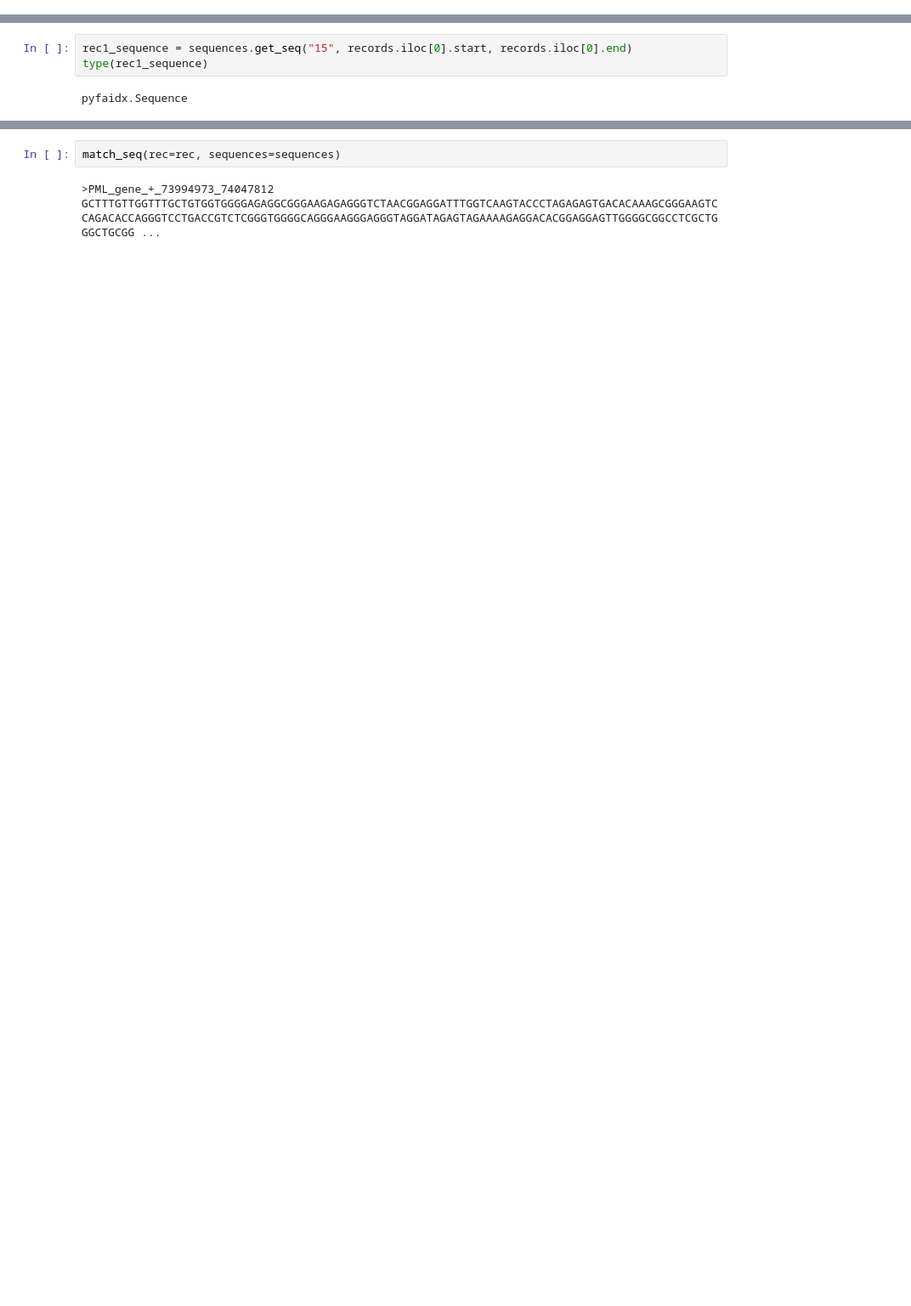
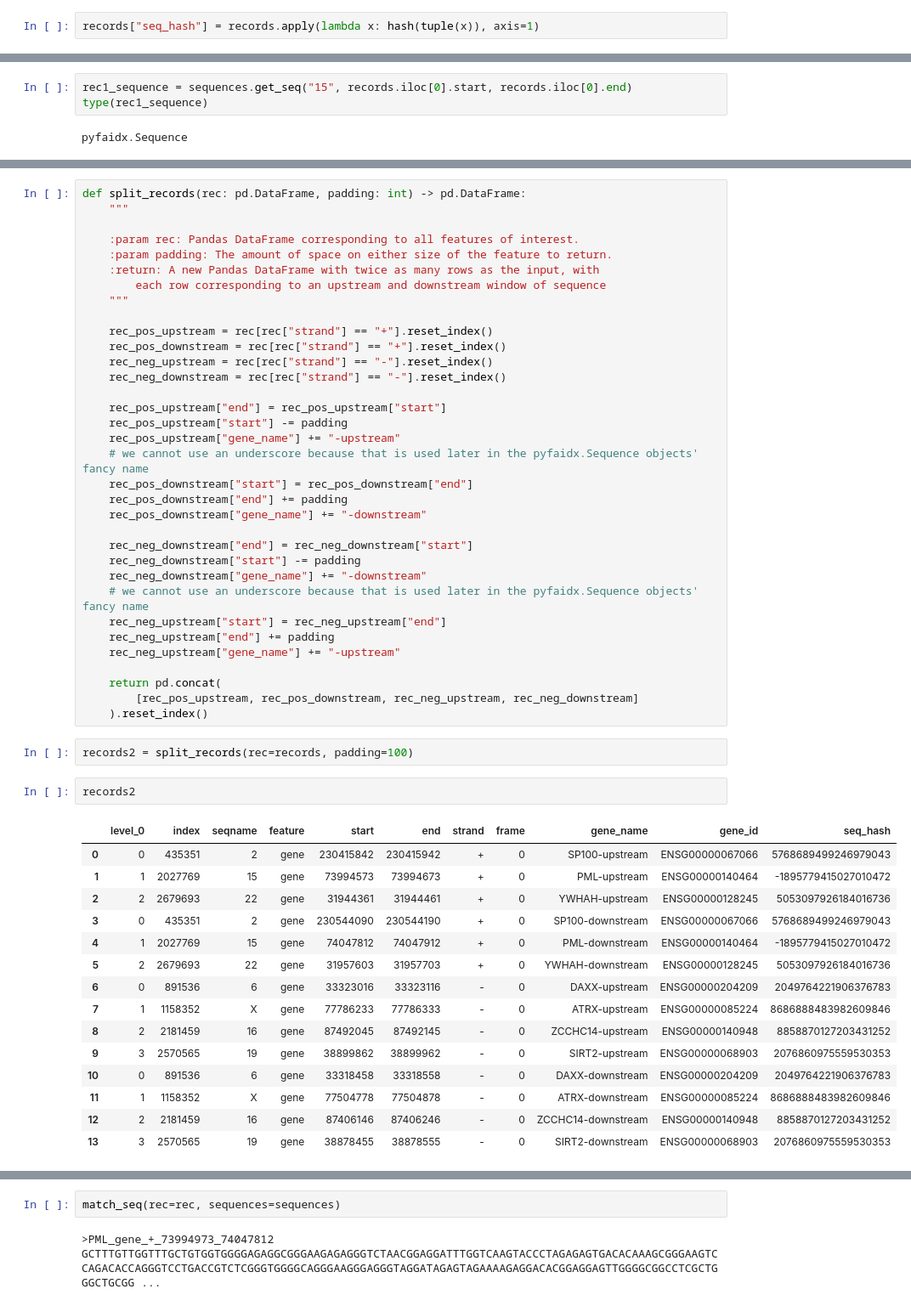
Before and after one commit to milescsmith/merrycrispr, a Jupyter notebook: merrycrispr/notebooks/seqextractor_prototyping-Copy1.ipynb, the cells around one changed output, grey strips where cells are left out. Shown at 85% size. Cells and saved outputs as stored; diff of their text form; blank space fills up the shorter version.

```diff
--- a/merrycrispr/notebooks/seqextractor_prototyping-Copy1.ipynb
+++ b/merrycrispr/notebooks/seqextractor_prototyping-Copy1.ipynb
@@ -47,3 +71,5 @@ print(f"Finished loading {fastafile}")
 Loading the sequences in /Users/milessmith/workspace/ensembl/Homo_sapiens.GRCh38.dna.primary_assembly.fa.  Note: if this is the first time opening this file, it may take a few moments as an index is b ...
 Finished loading /Users/milessmith/workspace/ensembl/Homo_sapiens.GRCh38.dna.primary_assembly.fa
+# %%
+records["seq_hash"] = records.apply(lambda x: hash(tuple(x)), axis=1)
 # %%
@@ -112 +101,55 @@ Name: gene_name, dtype: object
+# %%
+def split_records(rec: pd.DataFrame, padding: int) -> pd.DataFrame:
+    """
+
+    :param rec: Pandas DataFrame corresponding to all features of interest.
+    :param padding: The amount of space on either size of the feature to return.
+    :return: A new Pandas DataFrame with twice as many rows as the input, with
+        each row corresponding to an upstream and downstream window of sequence
+    """
+
+    rec_pos_upstream = rec[rec["strand"] == "+"].reset_index()
+    rec_pos_downstream = rec[rec["strand"] == "+"].reset_index()
+    rec_neg_upstream = rec[rec["strand"] == "-"].reset_index()
+    rec_neg_downstream = rec[rec["strand"] == "-"].reset_index()
+
+    rec_pos_upstream["end"] = rec_pos_upstream["start"]
+    rec_pos_upstream["start"] -= padding
+    rec_pos_upstream["gene_name"] += "-upstream"
+    # we cannot use an underscore because that is used later in the pyfaidx.Sequence objects' fancy name
+    rec_pos_downstream["start"] = rec_pos_downstream["end"]
+    rec_pos_downstream["end"] += padding
+    rec_pos_downstream["gene_name"] += "-downstream"
+
+    rec_neg_downstream["end"] = rec_neg_downstream["start"]
+    rec_neg_downstream["start"] -= padding
+    rec_neg_downstream["gene_name"] += "-downstream"
+    # we cannot use an underscore because that is used later in the pyfaidx.Sequence objects' fancy name
+    rec_neg_upstream["start"] = rec_neg_upstream["end"]
+    rec_neg_upstream["end"] += padding
+    rec_neg_upstream["gene_name"] += "-upstream"
+
+    return pd.concat(
+        [rec_pos_upstream, rec_pos_downstream, rec_neg_upstream, rec_neg_downstream]
+    ).reset_index()
+# %%
+records2 = split_records(rec=records, padding=100)
+# %%
+records2
+# %% [output]
+|  | level_0 | index | seqname | feature | start | end | strand | frame | gene_name | gene_id | seq_hash |
+| 0 | 0 | 435351 | 2 | gene | 230415842 | 230415942 | + | 0 | SP100-upstream | ENSG00000067066 | 5768689499246979043 |
+| 1 | 1 | 2027769 | 15 | gene | 73994573 | 73994673 | + | 0 | PML-upstream | ENSG00000140464 | -1895779415027010472 |
+| 2 | 2 | 2679693 | 22 | gene | 31944361 | 31944461 | + | 0 | YWHAH-upstream | ENSG00000128245 | 5053097926184016736 |
+| 3 | 0 | 435351 | 2 | gene | 230544090 | 230544190 | + | 0 | SP100-downstream | ENSG00000067066 | 5768689499246979043 |
+| 4 | 1 | 2027769 | 15 | gene | 74047812 | 74047912 | + | 0 | PML-downstream | ENSG00000140464 | -1895779415027010472 |
+| 5 | 2 | 2679693 | 22 | gene | 31957603 | 31957703 | + | 0 | YWHAH-downstream | ENSG00000128245 | 5053097926184016736 |
+| 6 | 0 | 891536 | 6 | gene | 33323016 | 33323116 | - | 0 | DAXX-upstream | ENSG00000204209 | 2049764221906376783 |
+| 7 | 1 | 1158352 | X | gene | 77786233 | 77786333 | - | 0 | ATRX-upstream | ENSG00000085224 | 8686888483982609846 |
+| 8 | 2 | 2181459 | 16 | gene | 87492045 | 87492145 | - | 0 | ZCCHC14-upstream | ENSG00000140948 | 8858870127203431252 |
+| 9 | 3 | 2570565 | 19 | gene | 38899862 | 38899962 | - | 0 | SIRT2-upstream | ENSG00000068903 | 2076860975559530353 |
+| 10 | 0 | 891536 | 6 | gene | 33318458 | 33318558 | - | 0 | DAXX-downstream | ENSG00000204209 | 2049764221906376783 |
+| 11 | 1 | 1158352 | X | gene | 77504778 | 77504878 | - | 0 | ATRX-downstream | ENSG00000085224 | 8686888483982609846 |
+| 12 | 2 | 2181459 | 16 | gene | 87406146 | 87406246 | - | 0 | ZCCHC14-downstream | ENSG00000140948 | 8858870127203431252 |
+| 13 | 3 | 2570565 | 19 | gene | 38878455 | 38878555 | - | 0 | SIRT2-downstream | ENSG00000068903 | 2076860975559530353 |
 # %%
```
Also changed, not shown: parts of 40 cells of this notebook, 8 other files.
